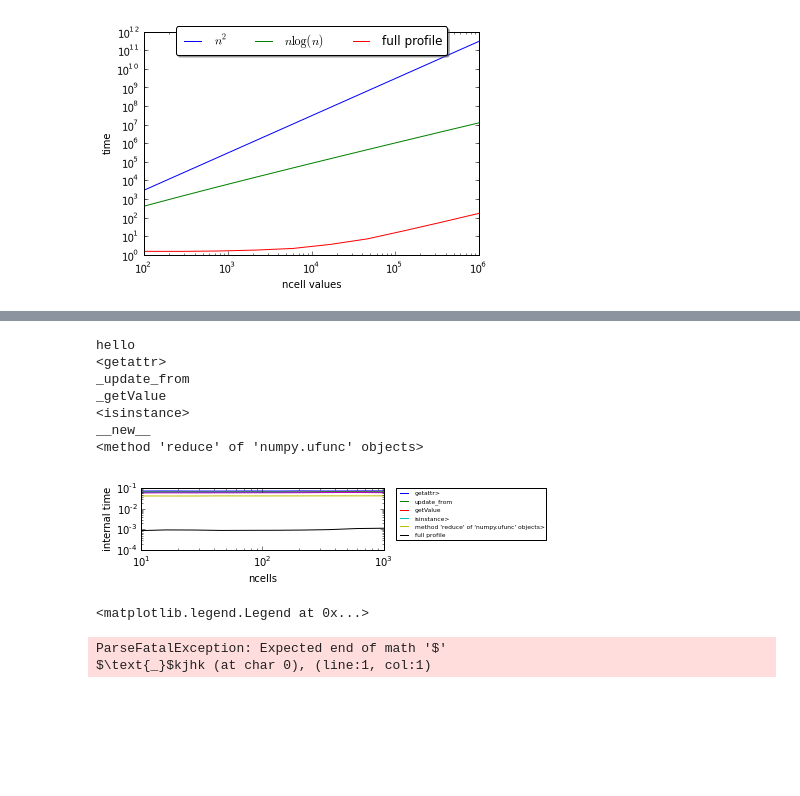
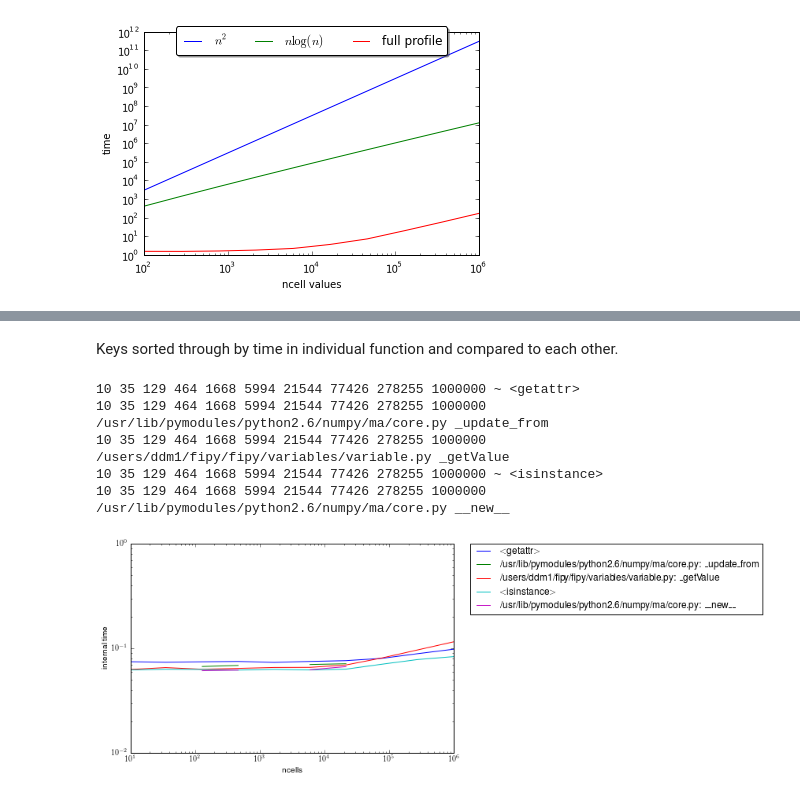
Before and after one commit to dmurali1/SURF2013, a Jupyter notebook: Preliminary_Profiling.ipynb, the cells around one changed output, grey strips where cells are left out. Cells and saved outputs as stored; diff of their text form; code cells hidden in the pictures; blank space fills up the shorter version.

Commit message:
Switch to turn on plotting of full profile added. Polyxtal and Coupled examples recorded with different time sort paramenters and different ncell values.

```diff
--- a/Preliminary_Profiling.ipynb
+++ b/Preliminary_Profiling.ipynb
@@ -96,24 +110,15 @@ Polyxtal profiled on a log scale up to $10^6$ with five of the slowest functions
+# %% [markdown]
+Keys sorted through by time in individual function and compared to each other.
 # %%
 from profiling_functions import FiPyProfile
-ncells = np.array(np.logspace(1, 3, 10), dtype=int)
+ncells = np.array(np.logspace(1, 6, 10), dtype=int)
 prof = FiPyProfile(Polyxtal, ncells, regenerate=False)
 keys = prof.get_sorted_keys(ncells[0], sort_field="time")
-#keys = prof.get_sorted_keys(ncells[0])
-prof.plot(keys[:6], "time")
-#p =prof.get_stats(keys)
+prof.plot(keys[:5], "time", doFullProfile=False)
 # %% [output]
-hello
-<getattr>
-_update_from
-_getValue
-<isinstance>
-__new__
-<method 'reduce' of 'numpy.ufunc' objects>
+10 35 129 464 1668 5994 21544 77426 278255 1000000 ~ <getattr>
+10 35 129 464 1668 5994 21544 77426 278255 1000000 /usr/lib/pymodules/python2.6/numpy/ma/core.py _update_from
+10 35 129 464 1668 5994 21544 77426 278255 1000000 /users/ddm1/fipy/fipy/variables/variable.py _getValue
+10 35 129 464 1668 5994 21544 77426 278255 1000000 ~ <isinstance>
+10 35 129 464 1668 5994 21544 77426 278255 1000000 /usr/lib/pymodules/python2.6/numpy/ma/core.py __new__
-[figure, old version]
+[figure, new version]
-# %%
-plt.plot((0,1), label = r"{0}kjhk".format)
-plt.legend()
-# %% [output]
-<matplotlib.legend.Legend at 0x...>
-ParseFatalException: Expected end of math '$'
-$\text{_}$kjhk (at char 0), (line:1, col:1)
```
Also changed, not shown: parts of 18 cells of this notebook, 1 other file.
